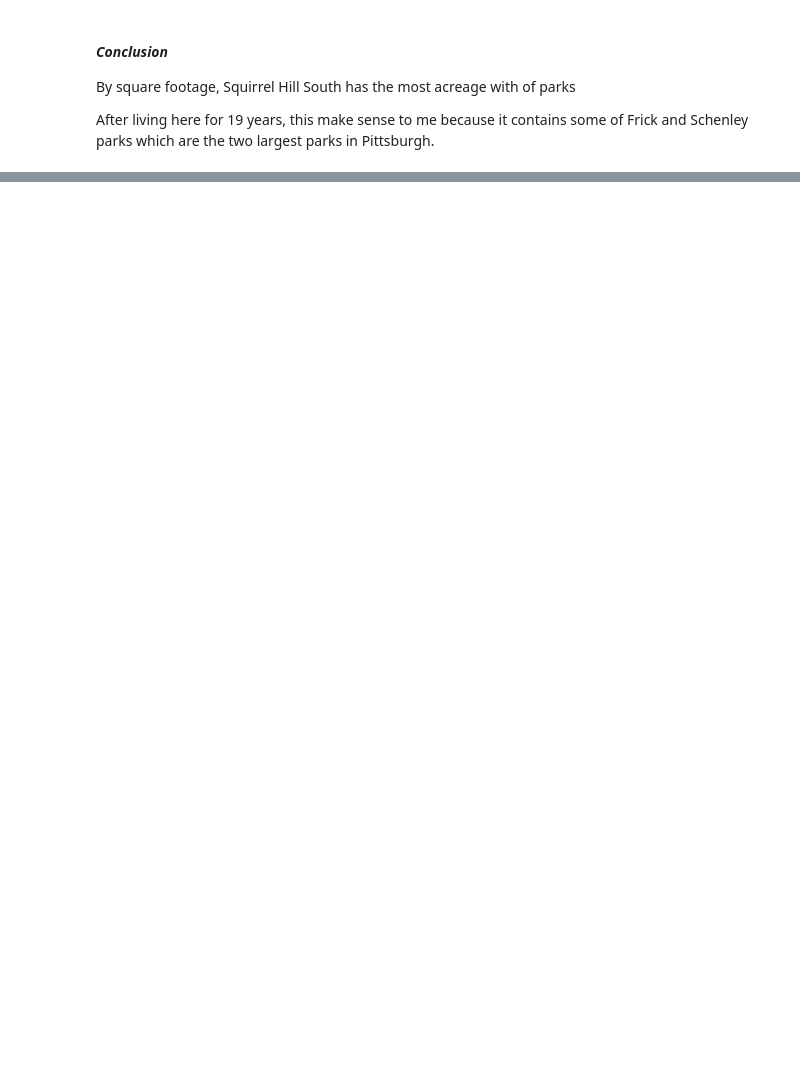
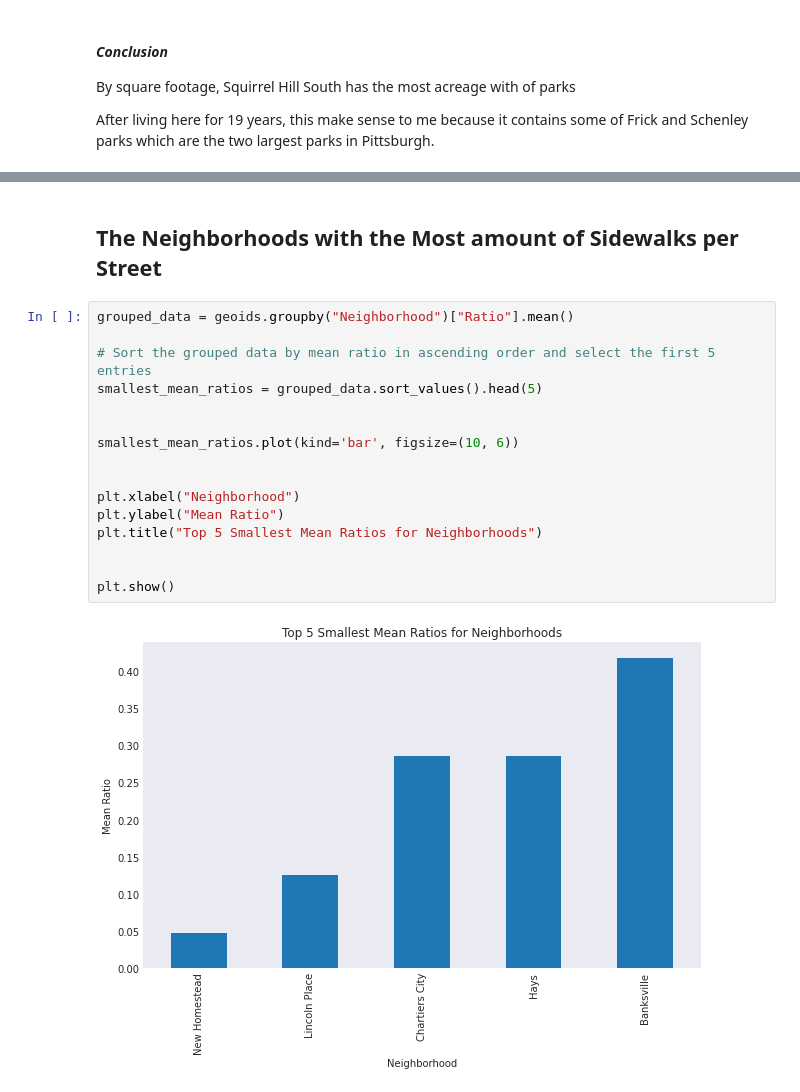
Before and after one commit to Misael-Ventura1/BigIdeasFinal, a Jupyter notebook: Group23_Final.ipynb, the cells around one changed output, grey strips where cells are left out. Cells and saved outputs as stored; diff of their text form; blank space fills up the shorter version.

```diff
--- a/Group23_Final.ipynb
+++ b/Group23_Final.ipynb
@@ -253,0 +334,20 @@ After living here for 19 years, this make sense to me because it contains some o
+# %% [markdown]
+## The Neighborhoods with the Most amount of Sidewalks per Street
+# %%
+grouped_data = geoids.groupby("Neighborhood")["Ratio"].mean()
+
+# Sort the grouped data by mean ratio in ascending order and select the first 5 entries
+smallest_mean_ratios = grouped_data.sort_values().head(5)
+
+
+smallest_mean_ratios.plot(kind='bar', figsize=(10, 6))
+
+
+plt.xlabel("Neighborhood")
+plt.ylabel("Mean Ratio")
+plt.title("Top 5 Smallest Mean Ratios for Neighborhoods")
+
+
+plt.show()
+# %% [output]
+[figure, added]
```
Also changed, not shown: parts of 19 cells of this notebook.
